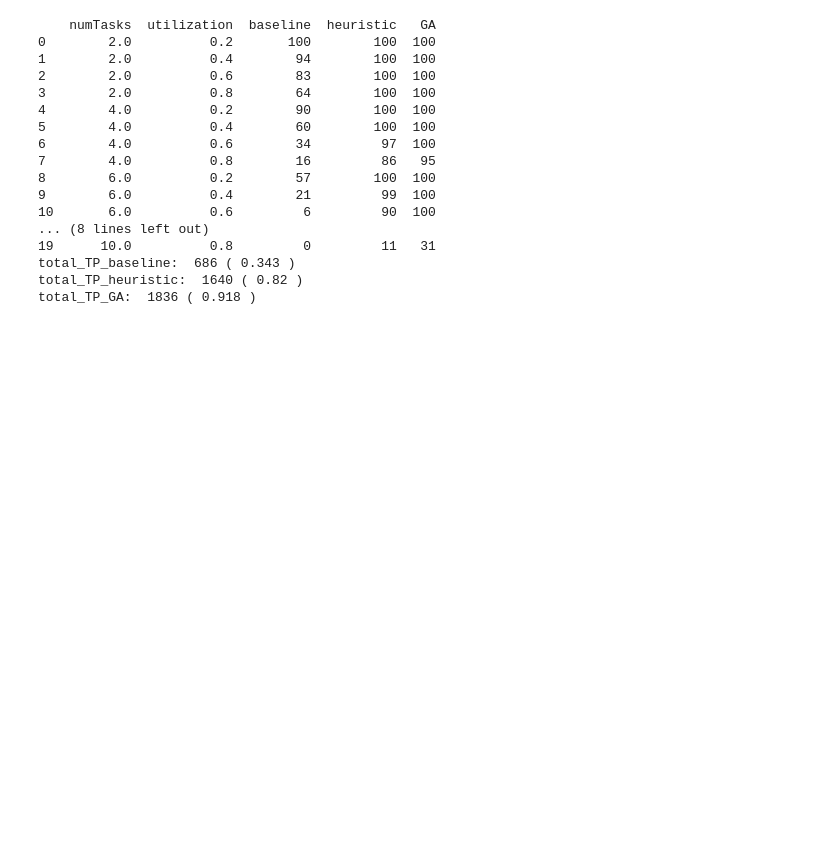
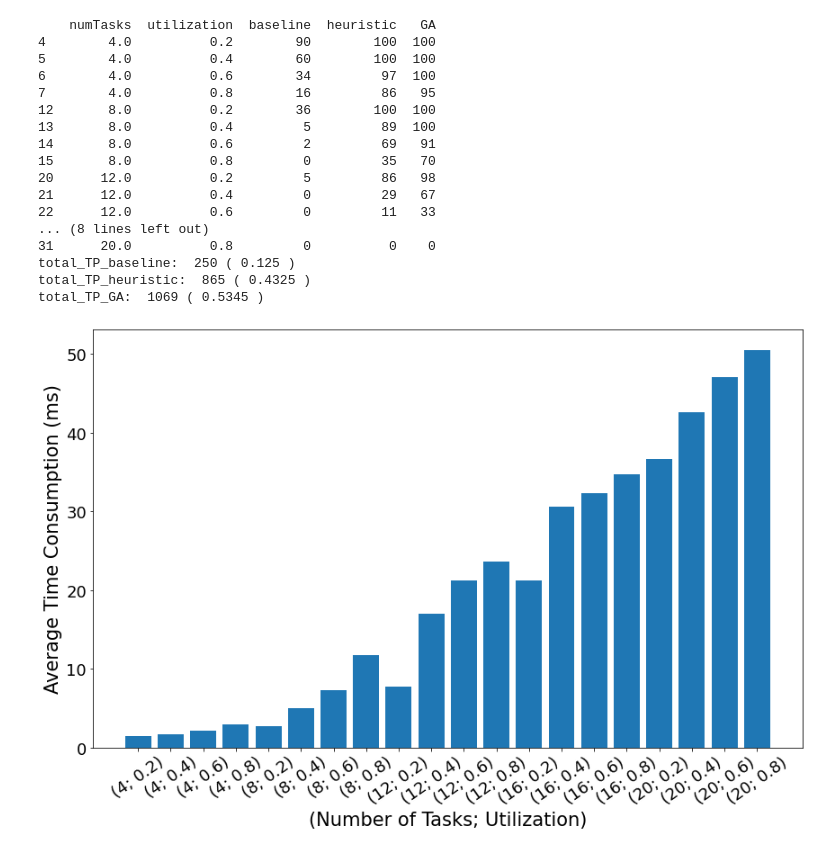
Before and after one commit to YoonKyonghwan/CFS_WCRT_Analysis, a Jupyter notebook: script/analysis/comparison_nice_value_assignment.ipynb, the cells around one changed output. Drawn from its saved outputs; the diff is of its cells as text; code cells hidden in the pictures; blank space fills up the shorter version.

Commit message:
Increased the number of tasks in synthetic taskset

```diff
--- a/script/analysis/comparison_nice_value_assignment.ipynb
+++ b/script/analysis/comparison_nice_value_assignment.ipynb
@@ -1,6 +1,6 @@
 # %%
 from functions import *
-result_dir = "../../exp_results_proposed_fix_lambda_303000_random/lambda0.0"
+result_dir = "../../exp_results_proposed_baseline_303000_random"
 baseline_num_TP, _, baseline_results_df = check_correctness_simulator(result_dir + "/result_summary.csv")
 baseline_results_df = baseline_results_df[['numTasks', 'utilization', 'TP']]
 baseline_results_df = baseline_results_df.rename(columns={'TP': 'baseline'})
@@ -18,7 +18,9 @@ merged = pd.merge(baseline_results_df, heuristic_results_df, on=['numTasks', 'ut
 merged = pd.merge(merged, GA_results_df, on=['numTasks', 'utilization'])
 
 # save to csv
-merged.to_csv('nice_value_assignment.csv', index=False)
+# merged = merged[merged['numTasks'].isin([2.0, 4.0, 6.0, 8.0, 10.0])]
+merged = merged[merged['numTasks'].isin([4.0, 8.0, 12.0, 16.0, 20.0])]
+# merged.to_csv('nice_value_assignment.csv', index=False)
 print(merged)
 
 total_num_tasksets = 2000
@@ -27,19 +29,19 @@ print("total_TP_heuristic: ", sum(merged['heuristic']), "(", sum(merged['heurist
 print("total_TP_GA: ", sum(merged['GA']), "(", sum(merged['GA'])/total_num_tasksets, ")")
 # %% [output]
     numTasks  utilization  baseline  heuristic   GA
-0        2.0          0.2       100        100  100
-1        2.0          0.4        94        100  100
-2        2.0          0.6        83        100  100
-3        2.0          0.8        64        100  100
 4        4.0          0.2        90        100  100
 5        4.0          0.4        60        100  100
 6        4.0          0.6        34         97  100
 7        4.0          0.8        16         86   95
-8        6.0          0.2        57        100  100
-9        6.0          0.4        21         99  100
-10       6.0          0.6         6         90  100
+12       8.0          0.2        36        100  100
+13       8.0          0.4         5         89  100
+14       8.0          0.6         2         69   91
+15       8.0          0.8         0         35   70
+20      12.0          0.2         5         86   98
+21      12.0          0.4         0         29   67
+22      12.0          0.6         0         11   33
 ... (8 lines left out)
-19      10.0          0.8         0         11   31
-total_TP_baseline:  686 ( 0.343 )
-total_TP_heuristic:  1640 ( 0.82 )
-total_TP_GA:  1836 ( 0.918 )
+31      20.0          0.8         0          0    0
+total_TP_baseline:  250 ( 0.125 )
+total_TP_heuristic:  865 ( 0.4325 )
+total_TP_GA:  1069 ( 0.5345 )
@@ -72 +48,41 @@ xtick_rotation = 35
+# %%
+import matplotlib.pyplot as plt
+import pandas as pd
+
+SAVE_FILE = False
+
+heuristic_summary_result_path = "../../exp_results_proposed_time_consumption_heuristic_303000/result_summary.csv"
+heuristic_df = pd.read_csv(heuristic_summary_result_path, sep=",")
+heuristic_df = heuristic_df[['numTasks', 'utilization', 'proposed_timeConsumption(us)']]
+heuristic_df = heuristic_df.rename(columns={'proposed_timeConsumption(us)': 'Heuristic'})
+heuristic_df['Heuristic'] = heuristic_df['Heuristic'] / 1000
+heuristic_df = heuristic_df.groupby(['numTasks', 'utilization']).mean()
+
+fontsize = 18
+xtick_rotation = 35
+
+x = range(len(heuristic_df))
+y = heuristic_df['Heuristic']
+
+plt.figure(figsize=(12, 8))
+plt.bar(x, y)
+# x_labels = [f"nT: {numTasks}, U: {utilization}" for numTasks, utilization in merged_time_data.index]
+x_labels = [f"({numTasks}; {utilization})" for numTasks, utilization in heuristic_df.index]
+plt.xticks(x, x_labels, rotation=xtick_rotation, fontsize=fontsize)
+plt.yticks(fontsize=fontsize)
+plt.xlabel('(Number of Tasks; Utilization)', fontsize=fontsize+3)
+plt.ylabel('Average Time Consumption (ms)' ,fontsize=fontsize+3)
+plt.tight_layout()
+
+if SAVE_FILE:
+    #save to pdf
+    filename = 'Heuristic_time_consumption.pdf'
+    if os.path.exists(filename):
+        os.remove(filename)
+    plt.savefig(filename)
+    plt.close()
+else:
+    plt.show()
+# %% [output]
+[figure, added]
 # %%
```
Also changed, not shown: parts of 4 cells of this notebook, 6 other files.
